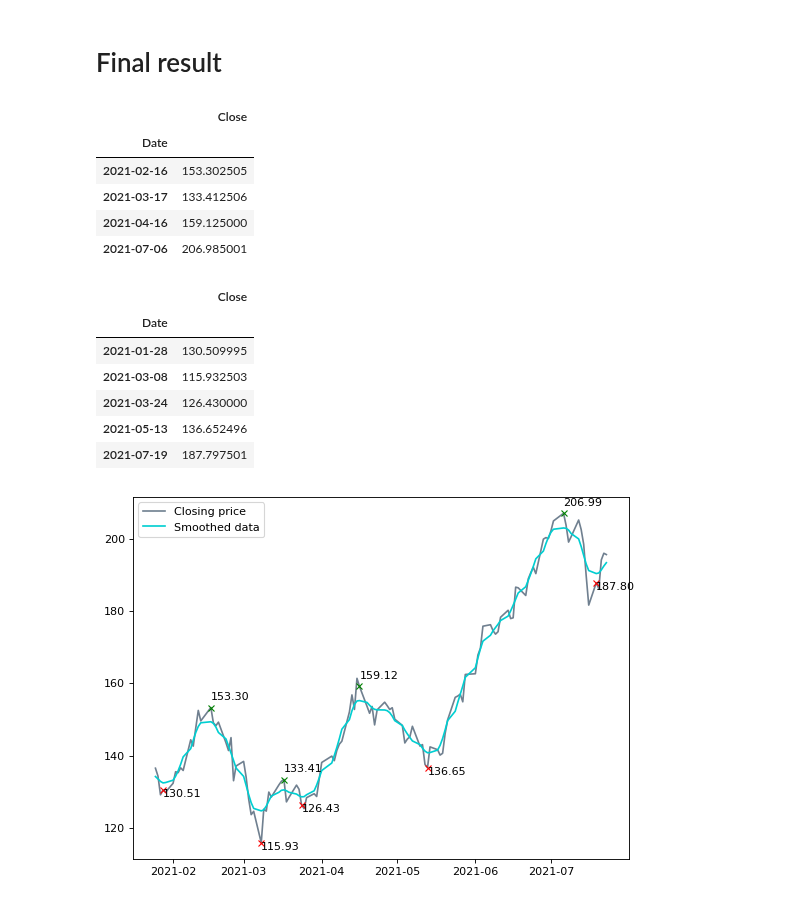
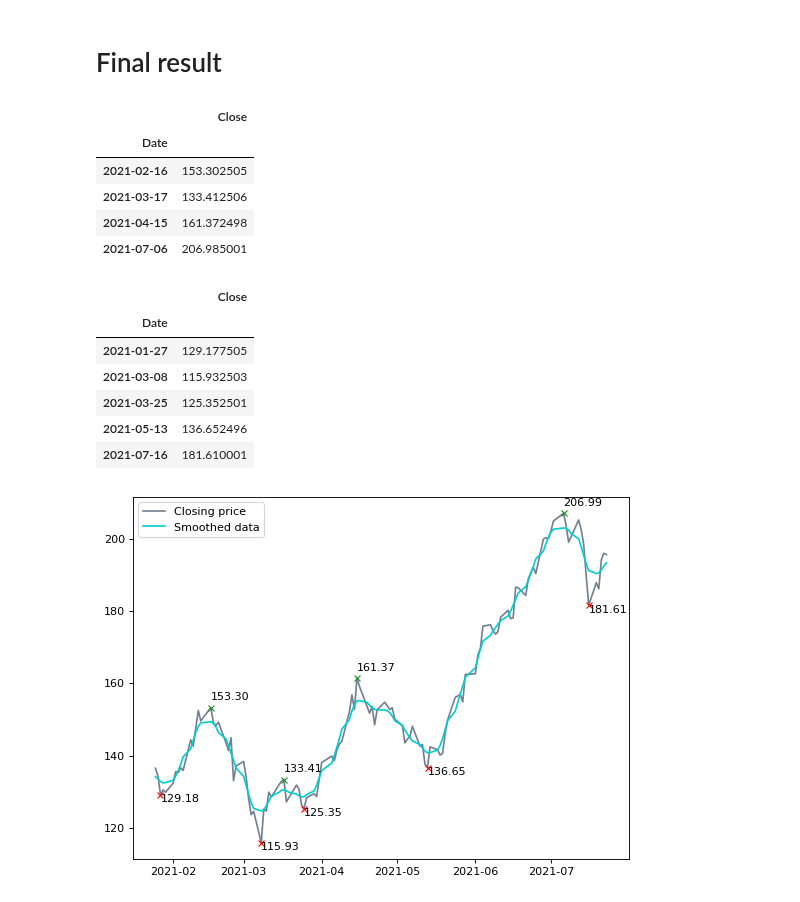
Before and after one commit to taliah-hl/stock-analyser, a Jupyter notebook: stock_peaks_and_bottoms.ipynb, the cells around one changed output. Saved outputs shown, nothing was run; the diff lists cells and outputs as text; code cells hidden in the pictures.

Commit message:
More accurate peaks and bottoms result

```diff
--- a/stock_peaks_and_bottoms.ipynb
+++ b/stock_peaks_and_bottoms.ipynb
@@ -147,0 +150,19 @@ plt.show()
+# %%
+# Suggestion: For larger N, interval shuold be larger as well.
+interval = 5
+# %%
+peak_dates = []
+peak_close = []
+for index in peak_indexs:
+    lower_boundary = index - interval
+    if lower_boundary < 0:
+        lower_boundary = 0
+    upper_boundary = index + interval + 1
+    if upper_boundary > len(stock_close_data) - 1:
+        upper_boundary = len(stock_close_data)
+    stock_data_in_interval = stock_close_data.iloc[list(range(lower_boundary, upper_boundary))]
+    peak_dates.append(stock_data_in_interval["Close"].idxmax())
+    peak_close.append(stock_data_in_interval["Close"].max())
+peaks = pd.DataFrame({"Close": peak_close}, index=peak_dates)
+peaks.index.name = "Date"
+peaks
@@ -147,0 +187,16 @@ plt.show()
+# %%
+bottom_dates = []
+bottom_close = []
+for index in bottom_indexs:
+    lower_boundary = index - interval
+    if lower_boundary < 0:
+        lower_boundary = 0
+    upper_boundary = index + interval + 1
+    if upper_boundary > len(stock_close_data) - 1:
+        upper_boundary = len(stock_close_data)
+    stock_data_in_interval = stock_close_data.iloc[list(range(lower_boundary, upper_boundary))]
+    bottom_dates.append(stock_data_in_interval["Close"].idxmin())
+    bottom_close.append(stock_data_in_interval["Close"].min())
+bottoms = pd.DataFrame({"Close": bottom_close}, index=bottom_dates)
+bottoms.index.name = "Date"
+bottoms
@@ -155,7 +227,7 @@ peaks
 | Date |  |
 | 2021-02-16 | 153.302505 |
 | 2021-03-17 | 133.412506 |
-| 2021-04-16 | 159.125000 |
+| 2021-04-15 | 161.372498 |
 | 2021-07-06 | 206.985001 |
 # %%
 # Bottoms
@@ -163,23 +235,23 @@ bottoms
 # %% [output]
 |  | Close |
 | Date |  |
-| 2021-01-28 | 130.509995 |
+| 2021-01-27 | 129.177505 |
 | 2021-03-08 | 115.932503 |
-| 2021-03-24 | 126.430000 |
+| 2021-03-25 | 125.352501 |
 | 2021-05-13 | 136.652496 |
-| 2021-07-19 | 187.797501 |
+| 2021-07-16 | 181.610001 |
 # %%
 # Plot data
 plt.figure(figsize=(8, 6), dpi=80)
 plt.plot(stock_close_data, label="Closing price", color="slategrey")
 plt.plot(smoothed_data, label="Smoothed data", color="darkturquoise")
-plt.plot(peaks, "x", color="green")
+plt.plot(peaks, "x", color="forestgreen")
 plt.plot(bottoms, "x", color="red")
 for date, peak in zip(peaks.index, peaks["Close"]):
     plt.annotate("{:.2f}".format(peak), (date, peak+2))
 for date, bottom in zip(bottoms.index, bottoms["Close"]):
     plt.annotate("{:.2f}".format(bottom), (date, bottom-2))
 plt.legend()
 plt.show()
 # %% [output]
-[figure, old version]
+[figure, new version]
```
Also changed, not shown: parts of 9 cells of this notebook.
